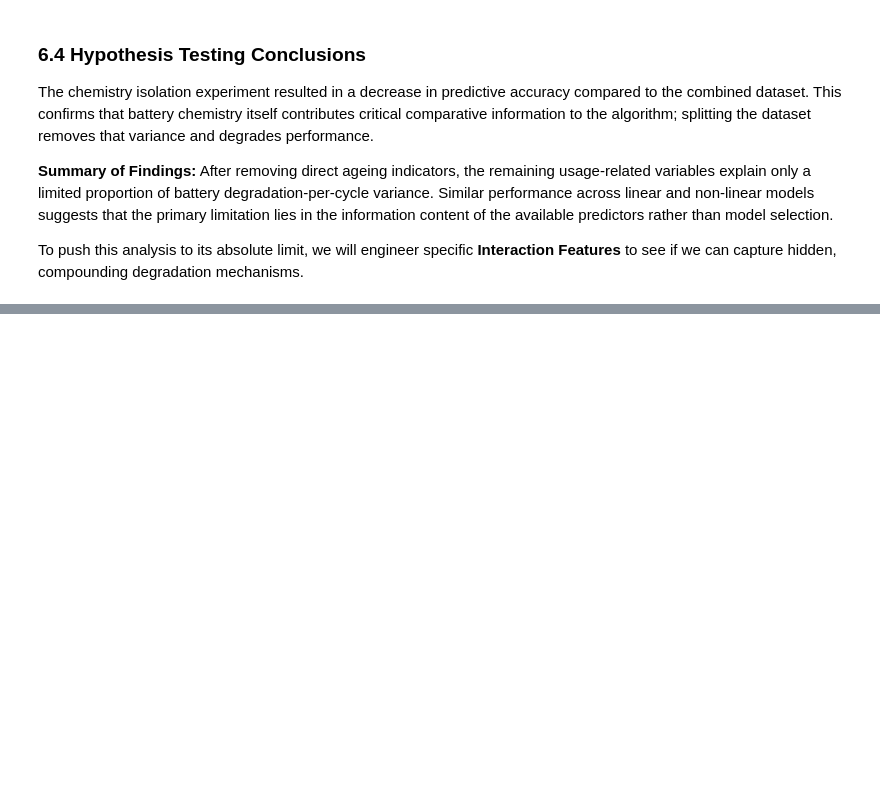
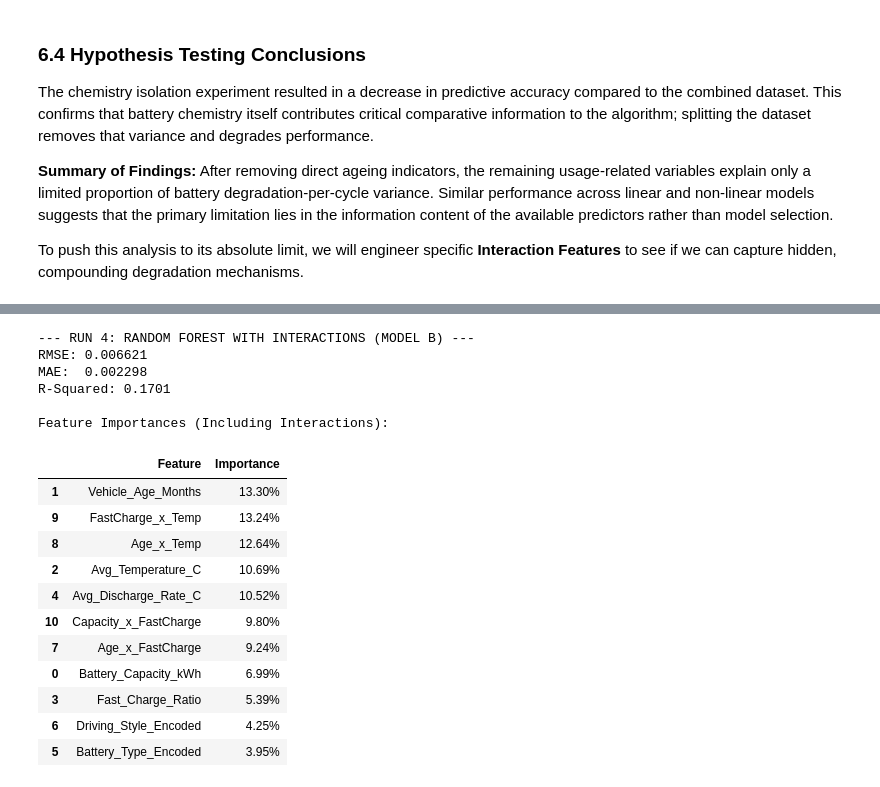
Before and after one commit to Ivan-Pelovski/Machine-Learning, a Jupyter notebook: ev-battery-degradation-modeling.ipynb, the cells around one changed output, grey strips where cells are left out. Drawn from its saved outputs; the diff is of its cells as text; code cells hidden in the pictures; blank space fills up the shorter version.

```diff
--- a/ev-battery-degradation-modeling.ipynb
+++ b/ev-battery-degradation-modeling.ipynb
@@ -723,0 +738,51 @@ To push this analysis to its absolute limit, we will engineer specific **Interac
+# %%
+# 1. Create a copy of our final feature matrix to add interactions
+X_interact = X_rf.copy()
+
+# 2. Engineer Interaction Terms
+X_interact['Age_x_FastCharge'] = X_interact['Vehicle_Age_Months'] * X_interact['Fast_Charge_Ratio']
+X_interact['Age_x_Temp'] = X_interact['Vehicle_Age_Months'] * X_interact['Avg_Temperature_C']
+X_interact['FastCharge_x_Temp'] = X_interact['Fast_Charge_Ratio'] * X_interact['Avg_Temperature_C']
+X_interact['Capacity_x_FastCharge'] = X_interact['Battery_Capacity_kWh'] * X_interact['Fast_Charge_Ratio']
+
+# 3. Train/Test Split
+X_train_int, X_test_int, y_train_int, y_test_int = train_test_split(X_interact, y_rf, test_size=0.2, random_state=42)
+
+# 4. MLflow Run 4: Random Forest with Interactions (Model B)
+with mlflow.start_run(run_name="Run_4_RF_Interactions_Model_B"):
+
+    # Initialize and train model
+    rf_model_int = RandomForestRegressor(n_estimators=500, random_state=42, n_jobs=-1)
+    rf_model_int.fit(X_train_int, y_train_int)
+
+    # Predictions
+    y_pred_int = rf_model_int.predict(X_test_int)
+
+    # Calculate Metrics
+    rmse_int = np.sqrt(mean_squared_error(y_test_int, y_pred_int))
+    mae_int = mean_absolute_error(y_test_int, y_pred_int)
+    r2_int = r2_score(y_test_int, y_pred_int)
+
+    # Log to MLflow
+    mlflow.log_param("model_type", "Random Forest Regressor")
+    mlflow.log_param("features_included", "Usage + 4 Interaction Terms")
+    mlflow.log_metric("RMSE", rmse_int)
+    mlflow.log_metric("MAE", mae_int)
+    mlflow.log_metric("R2_Score", r2_int)
+    mlflow.sklearn.log_model(rf_model_int, "model")
+
+    print(f"--- RUN 4: RANDOM FOREST WITH INTERACTIONS (MODEL B) ---")
+    print(f"RMSE: {rmse_int:.6f}")
+    print(f"MAE:  {mae_int:.6f}")
+    print(f"R-Squared: {r2_int:.4f}")
+
+    # Display updated importances
+    print("\nFeature Importances (Including Interactions):")
+    int_importances = pd.DataFrame({
+        'Feature': X_interact.columns,
+        'Importance': rf_model_int.feature_importances_
+    }).sort_values(by='Importance', ascending=False)
+
+    int_importances['Importance'] = (int_importances['Importance'] * 100).map("{:.2f}%".format)
+    display(int_importances)
+# %% [output]
@@ -723,0 +790,18 @@ To push this analysis to its absolute limit, we will engineer specific **Interac
+--- RUN 4: RANDOM FOREST WITH INTERACTIONS (MODEL B) ---
+RMSE: 0.006621
+MAE:  0.002298
+R-Squared: 0.1701
+
+Feature Importances (Including Interactions):
+|  | Feature | Importance |
+| 1 | Vehicle_Age_Months | 13.30% |
+| 9 | FastCharge_x_Temp | 13.24% |
+| 8 | Age_x_Temp | 12.64% |
+| 2 | Avg_Temperature_C | 10.69% |
+| 4 | Avg_Discharge_Rate_C | 10.52% |
+| 10 | Capacity_x_FastCharge | 9.80% |
+| 7 | Age_x_FastCharge | 9.24% |
+| 0 | Battery_Capacity_kWh | 6.99% |
+| 3 | Fast_Charge_Ratio | 5.39% |
+| 6 | Driving_Style_Encoded | 4.25% |
+| 5 | Battery_Type_Encoded | 3.95% |
```
Also changed, not shown: parts of 10 cells of this notebook.
